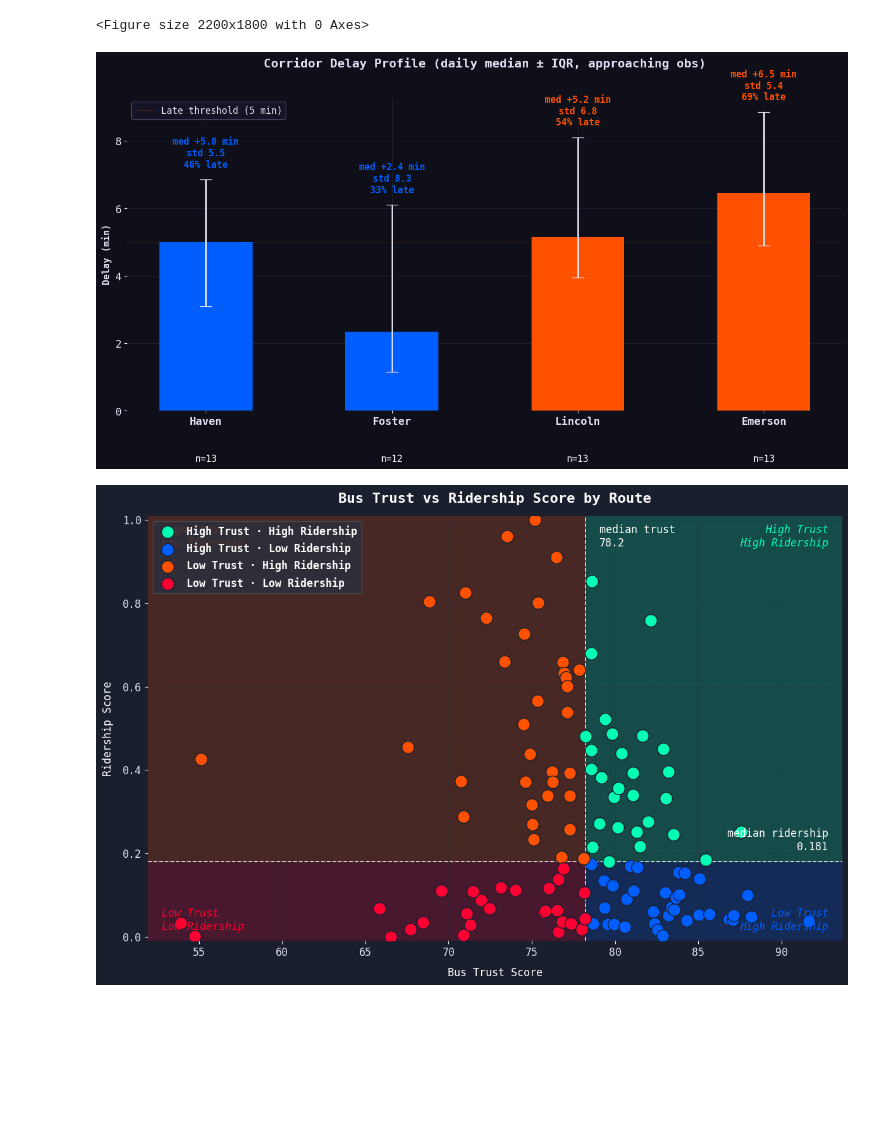
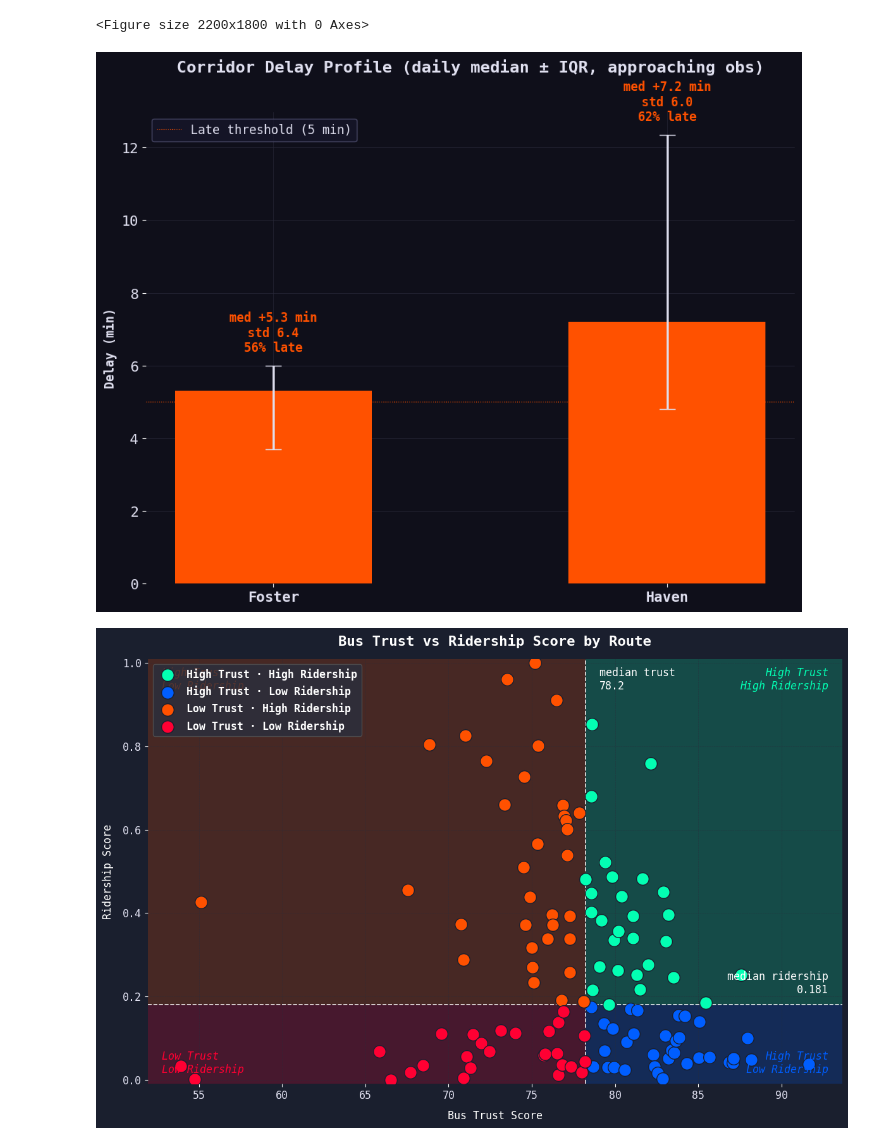
Before and after one commit to liv-fing/CTABusTrust, a Jupyter notebook: plots.ipynb, the cells around one changed output. Drawn from its saved outputs; the diff is of its cells as text; code cells hidden in the pictures; blank space fills up the shorter version.

```diff
--- a/plots.ipynb
+++ b/plots.ipynb
@@ -969,12 +984,12 @@ import matplotlib.pyplot as plt
 import matplotlib.gridspec as gridspec
 import numpy as np
 
-STOP_ORDER = ['Sheridan & Haven','Sheridan & Foster',
-              'Sheridan & Lincoln', 'Sheridan & Emerson']
-STOP_SHORT = ['Haven','Foster', 'Lincoln', 'Emerson']
+STOP_ORDER = ['Sheridan & Foster', 'Sheridan & Haven']
+STOP_SHORT = ['Foster', 'Haven']
 
 # Aggregate: daily median per stop
 r201_appr = r201_stops[r201_stops['at_stop_type'] == 'approaching'].copy()
+r201_appr = r201_appr[r201_appr['des'] == 'Old Orchard']
 daily_stop_median = (
     r201_appr.groupby(['date','stop_name'])['delay_minutes']
     .median()
@@ -993,7 +1008,7 @@ stop_stats = (daily_stop_median.groupby('stop_name')['delay_minutes']
 stop_stats.columns = ['median','mean','std','q25','q75','pct_late','pct_very_late','n']
 
 # Plot
-fig = plt.figure(figsize=(14, 8), facecolor=BG)
+fig = plt.figure(figsize=(10, 8), facecolor=BG)
 
 gs = gridspec.GridSpec(1, 1, figure=fig)
 
@@ -1001,7 +1016,7 @@ ax_a = fig.add_subplot(gs[0, 0])
 
 x = np.arange(len(STOP_ORDER))
 bar_cols = [delay_color(m) for m in stop_stats['median']]
-bar_cols = [BLUE, BLUE, ORANGE, ORANGE]
+bar_cols = [ORANGE, ORANGE]
 
 # Median bars with IQR error bars
 ax_a.bar(x, stop_stats['median'], color=bar_cols, alpha=1, width=0.5, zorder=3)
@@ -1011,35 +1026,35 @@ ax_a.errorbar(x, stop_stats['median'],
               fmt='none', color=WHITE, capsize=8, lw=2, zorder=4)
 
 # Annotations
 for i, (s, row) in enumerate(stop_stats.iterrows()):
     ax_a.text(i, row['median'] + row['q75'] - row['median'] + 0.3,
               f"med {row['median']:+.1f} min\n"
               f"std {row['std']:.1f}\n"
               f"{row['pct_late']:.0f}% late",
               ha='center', va='bottom', fontsize=12,
               color=bar_cols[i], fontweight='bold')
-    ax_a.text(i, -1.5, f"n={row['n']:.0f}", ha='center', fontsize=12, color="#FFFFFF")
+    # ax_a.text(i, -1.5, f"n={row['n']:.0f}", ha='center', fontsize=12, color="#FFFFFF")
 
 # Reference lines
 ax_a.axhline(0, color=WHITE,  lw=0.7, ls='--', alpha=1)
 ax_a.axhline(5, color=ORANGE, lw=0.8, ls=':', alpha=1, label='Late threshold (5 min)')
 
 # Axes
 ax_a.set_xticks(x)
 ax_a.set_xticklabels(STOP_SHORT, fontsize=12, fontweight='bold')
 ax_a.set_ylabel('Delay (min)', color=WHITE, fontsize=12, fontweight='bold')
 ax_a.set_title('Corridor Delay Profile (daily median ± IQR, approaching obs)\n\n',
                color=WHITE, fontsize=16, fontweight='bold')
 
 ax_a.legend(fontsize=12, facecolor=PANEL, edgecolor=GREY, labelcolor=WHITE)
 ax_a.tick_params(axis='both', labelsize=14, labelcolor=WHITE)
 
 plt.tight_layout(pad=2)
 plt.savefig('pres_10_corridor_delay_profile.png', dpi=1000,
             bbox_inches='tight', facecolor=BG)
 plt.show()
 # %% [output]
-[figure, old version]
+[figure, new version]
 # %%
 metrics = pd.read_csv('metrics_results/final_metrics_dataset.csv')
 # %%
```
Also changed, not shown: parts of 2 cells of this notebook.
